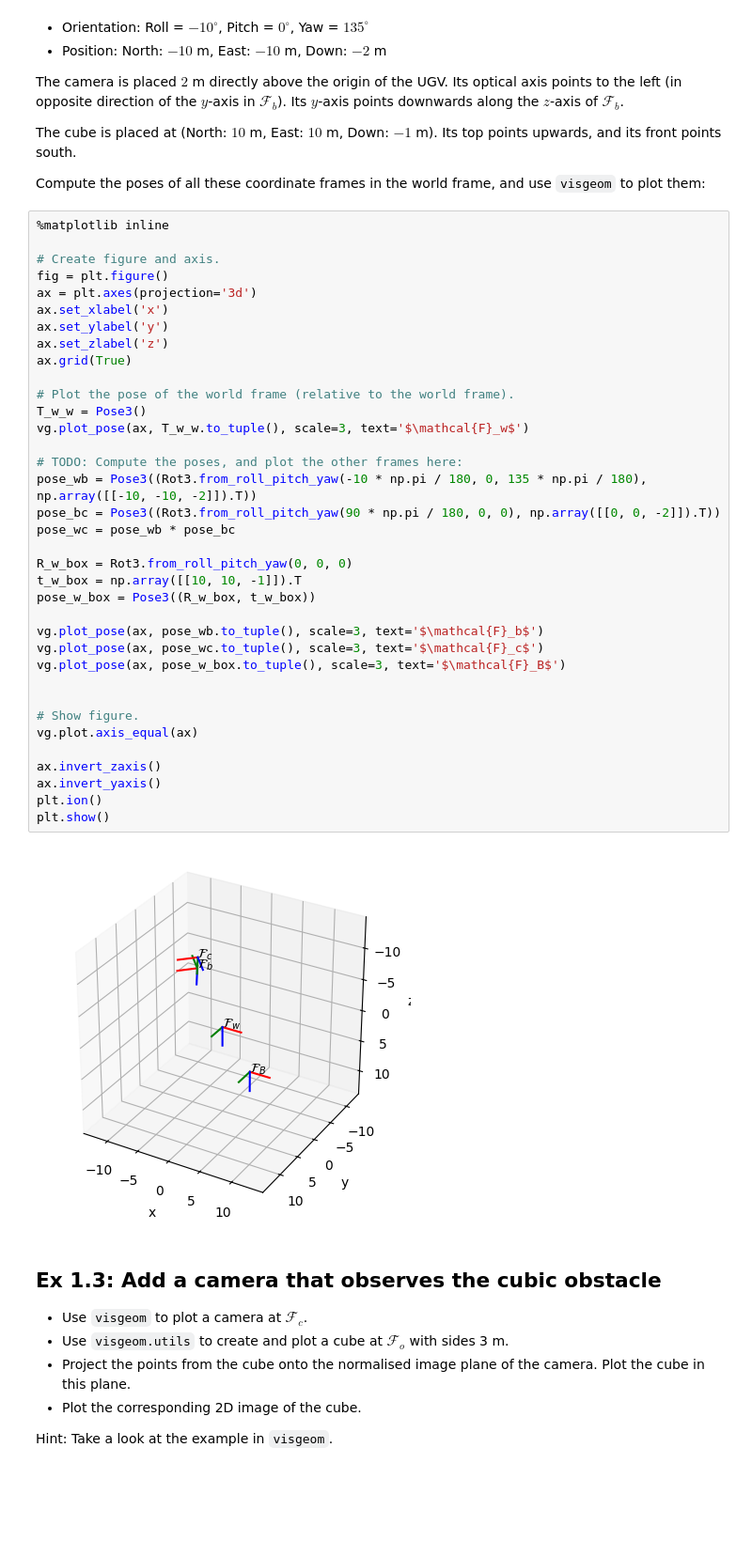
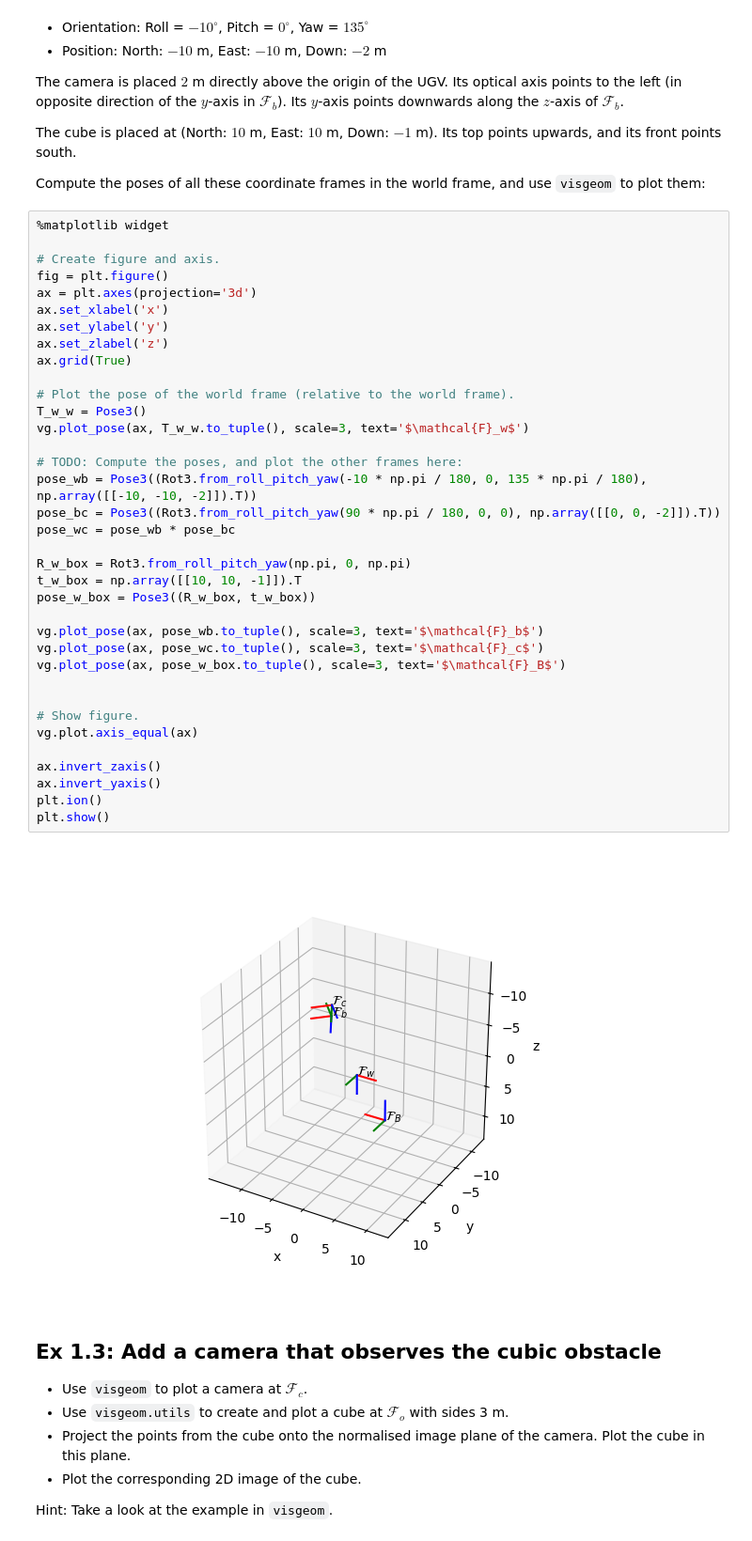
Before and after one commit to lassewardenaer/lab_02, a Jupyter notebook: 1_poses-and-cameras.ipynb, the cells around one changed output. Shown at 94% size. Saved outputs shown, nothing was run; the diff lists cells and outputs as text; blank space fills up the shorter version.

```diff
--- a/1_poses-and-cameras.ipynb
+++ b/1_poses-and-cameras.ipynb
@@ -363,7 +363,7 @@ Its top points upwards, and its front points south.
 
 Compute the poses of all these coordinate frames in the world frame, and use `visgeom` to plot them:
 # %%
-%matplotlib inline
+%matplotlib widget
 
 # Create figure and axis.
 fig = plt.figure()
@@ -371,35 +371,35 @@ ax = plt.axes(projection='3d')
 ax.set_xlabel('x')
 ax.set_ylabel('y')
 ax.set_zlabel('z')
 ax.grid(True)
 
 # Plot the pose of the world frame (relative to the world frame).
 T_w_w = Pose3()
 vg.plot_pose(ax, T_w_w.to_tuple(), scale=3, text='$\mathcal{F}_w$')
 
 # TODO: Compute the poses, and plot the other frames here:
 pose_wb = Pose3((Rot3.from_roll_pitch_yaw(-10 * np.pi / 180, 0, 135 * np.pi / 180), np.array([[-10, -10, -2]]).T))
 pose_bc = Pose3((Rot3.from_roll_pitch_yaw(90 * np.pi / 180, 0, 0), np.array([[0, 0, -2]]).T))
 pose_wc = pose_wb * pose_bc
 
-R_w_box = Rot3.from_roll_pitch_yaw(0, 0, 0)
+R_w_box = Rot3.from_roll_pitch_yaw(np.pi, 0, np.pi)
 t_w_box = np.array([[10, 10, -1]]).T
 pose_w_box = Pose3((R_w_box, t_w_box))
 
 vg.plot_pose(ax, pose_wb.to_tuple(), scale=3, text='$\mathcal{F}_b$')
 vg.plot_pose(ax, pose_wc.to_tuple(), scale=3, text='$\mathcal{F}_c$')
 vg.plot_pose(ax, pose_w_box.to_tuple(), scale=3, text='$\mathcal{F}_B$')
 
 
 # Show figure.
 vg.plot.axis_equal(ax)
 
 ax.invert_zaxis()
 ax.invert_yaxis()
 plt.ion()
 plt.show()
 # %% [output]
-[figure, old version]
+[figure, new version]
 # %% [markdown]
 ## Ex 1.3: Add a camera that observes the cubic obstacle
 - Use `visgeom` to plot a camera at $\mathcal{F}_c$.
```
Also changed, not shown: parts of 1 cell of this notebook.
